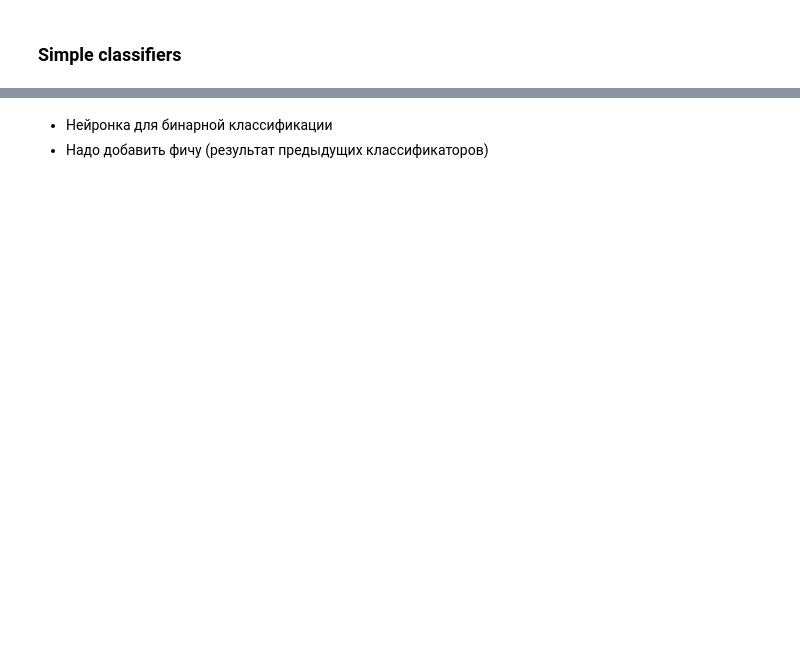
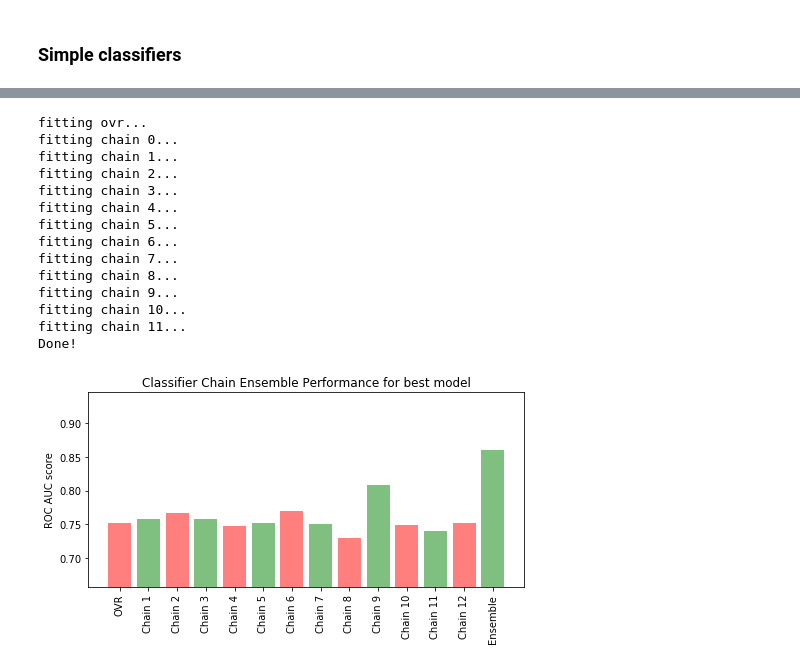
Before and after one commit to NikitaChizhov/ML-Project, a Jupyter notebook: Ensembles.ipynb, the cells around one changed output, grey strips where cells are left out. Cells and saved outputs as stored; diff of their text form; code cells hidden in the pictures; blank space fills up the shorter version.

Commit message:
Created chain from binary classfiers

```diff
--- a/Ensembles.ipynb
+++ b/Ensembles.ipynb
@@ -125,0 +137,20 @@ print("test score: %s" % opt.score(X_test, y_test))
+# %%
+## perceptron and hinge (do not return proba)
+opt_2 = BayesSearchCV(
+    OneVsRestClassifier(SGDClassifier(tol = 1e-5, n_jobs=-1, max_iter = 20000)),
+    {   'estimator__loss': ['hinge', 'perceptron'],
+        'estimator__penalty':['l1', 'l2', 'elasticnet'],
+        'estimator__alpha': (1e-4, 1e+2, 'log-uniform')
+    },
+    n_iter=18,
+    verbose = 5,
+    return_train_score = True,
+    scoring = make_scorer(roc_auc_score)
+)
+
+
+opt_2.fit(X_train, y_train)
+print("\n")
+print("val. score: {}\n".format(opt_2.best_score_))
+print("best params: {}\n".format(opt_2.best_params_))
+print("test score: {}\n".format(opt_2.score(X_test, y_test)))
@@ -469,3 +248,0 @@ Epoch 014; train loss = 521.38; validation loss = 288.90; validation roc auc sco
-# %% [markdown]
-* Нейронка для бинарной классификации
-* Надо добавить фичу (результат предыдущих классификаторов)
@@ -475,0 +249,49 @@ def ChainingClassifier(target, target_num):
+# %%
+num_chains = 12
+
+loss = opt_2.best_params_['estimator__loss']
+alpha = opt_2.best_params_['estimator__alpha']
+penalty = opt_2.best_params_['estimator__penalty']
+chain_scores = []
+
+
+# Independent
+clf2 = SGDClassifier(loss = loss, tol = 1e-5, penalty = penalty, alpha = alpha, n_jobs=-1, max_iter=20000)
+ovr2 = OneVsRestClassifier(clf2)
+print('fitting ovr...')
+ovr2.fit(X_train, y_train)
+y_pred_ovr2 = ovr2.predict(X_test)
+ovr_score2 = roc_auc_score(y_test, y_pred_ovr2)
+
+# Chains
+chains2 = [ClassifierChain(clf2, order='random', random_state=i) for i in range(num_chains)]
+
+for k, chain in enumerate(chains2):
+    print('fitting chain {}...'.format(k))
+    chain.fit(X_train, y_train)
+print('Done!')
+
+y_pred_chains2 = np.array([chain.predict(X_test) for chain in chains2])
+chain_scores2 = [roc_auc_score(y_test, y_pred_chain)
+                     for y_pred_chain in y_pred_chains2]
+
+y_pred_ensemble2 = y_pred_chains2.mean(axis=0)
+ensemble_score2 = roc_auc_score(y_test,  y_pred_ensemble2)
+
+model_scores2 = [ovr_score2] + chain_scores2 + [ensemble_score2]
+# %% [output]
+fitting ovr...
+fitting chain 0...
+fitting chain 1...
+fitting chain 2...
+fitting chain 3...
+fitting chain 4...
+fitting chain 5...
+fitting chain 6...
+fitting chain 7...
+fitting chain 8...
+fitting chain 9...
+fitting chain 10...
+fitting chain 11...
+Done!
+[figure, added]
```
Also changed, not shown: parts of 17 cells of this notebook, 1 other file.
